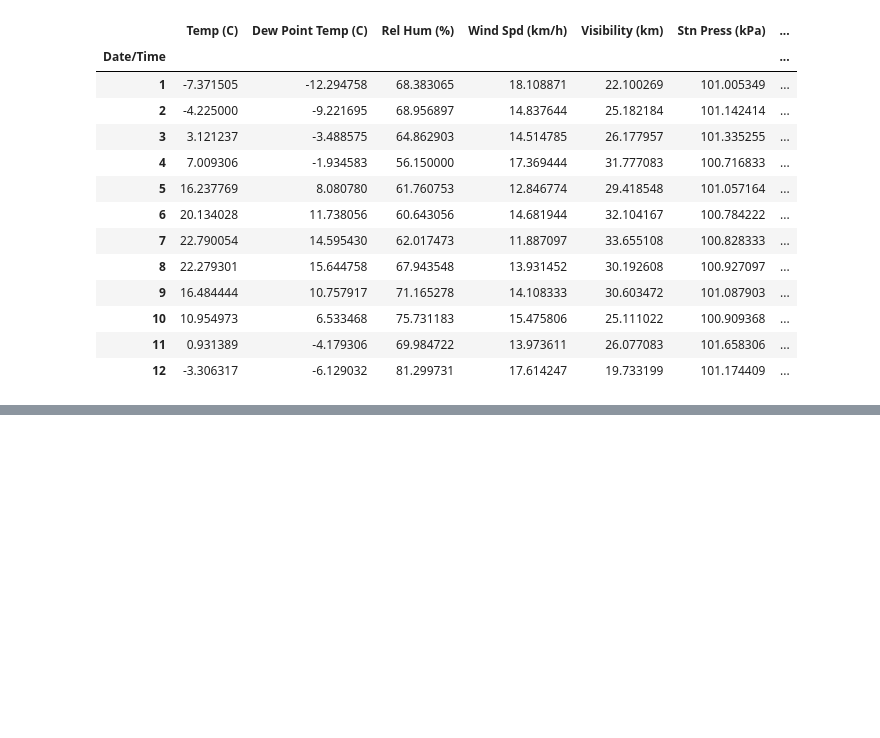
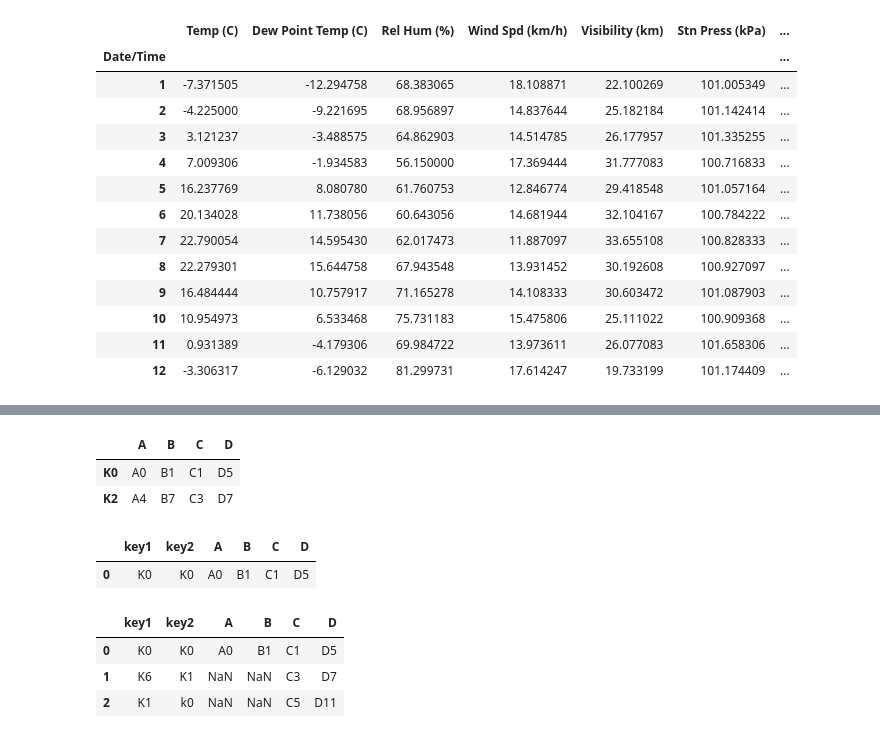
Before and after one commit to kronosxm/data_engineering, a Jupyter notebook: python-for-DE/python-practice/advanced/learning-python.ipynb, the cells around one changed output, grey strips where cells are left out. Cells and saved outputs as stored; diff of their text form; code cells hidden in the pictures; blank space fills up the shorter version.

```diff
--- a/python-for-DE/python-practice/advanced/learning-python.ipynb
+++ b/python-for-DE/python-practice/advanced/learning-python.ipynb
@@ -677,0 +791,38 @@ mean_temp
+# %%
+joined_df_inner
+# %% [output]
+|  | A | B | C | D |
+| K0 | A0 | B1 | C1 | D5 |
+| K2 | A4 | B7 | C3 | D7 |
+# %%
+# merge
+
+left = pd.DataFrame({
+    "key1": ["K0", "K1", "K3"],
+    "key2": ["K0", "K2", "k5"],
+    "A": ["A0", "A2", "A4"],
+    "B": ["B1", "B4", "B7"]
+})
+
+right = pd.DataFrame({
+    "key1": ["K0", "K6", "K1"],
+    "key2": ["K0", "K1", "k0"],
+    "C": ["C1", "C3", "C5"],
+    "D": ["D5", "D7", "D11"]
+})
+
+merged_df = left.merge(right)
+# %%
+merged_df # default how is inner
+# %% [output]
+|  | key1 | key2 | A | B | C | D |
+| 0 | K0 | K0 | A0 | B1 | C1 | D5 |
+# %%
+merged_df_how = pd.merge(left, right, how="right", on=["key1", "key2"])
+# %%
+merged_df_how
+# %% [output]
+|  | key1 | key2 | A | B | C | D |
+| 0 | K0 | K0 | A0 | B1 | C1 | D5 |
+| 1 | K6 | K1 | NaN | NaN | C3 | D7 |
+| 2 | K1 | k0 | NaN | NaN | C5 | D11 |
```
Also changed, not shown: parts of 12 cells of this notebook.
